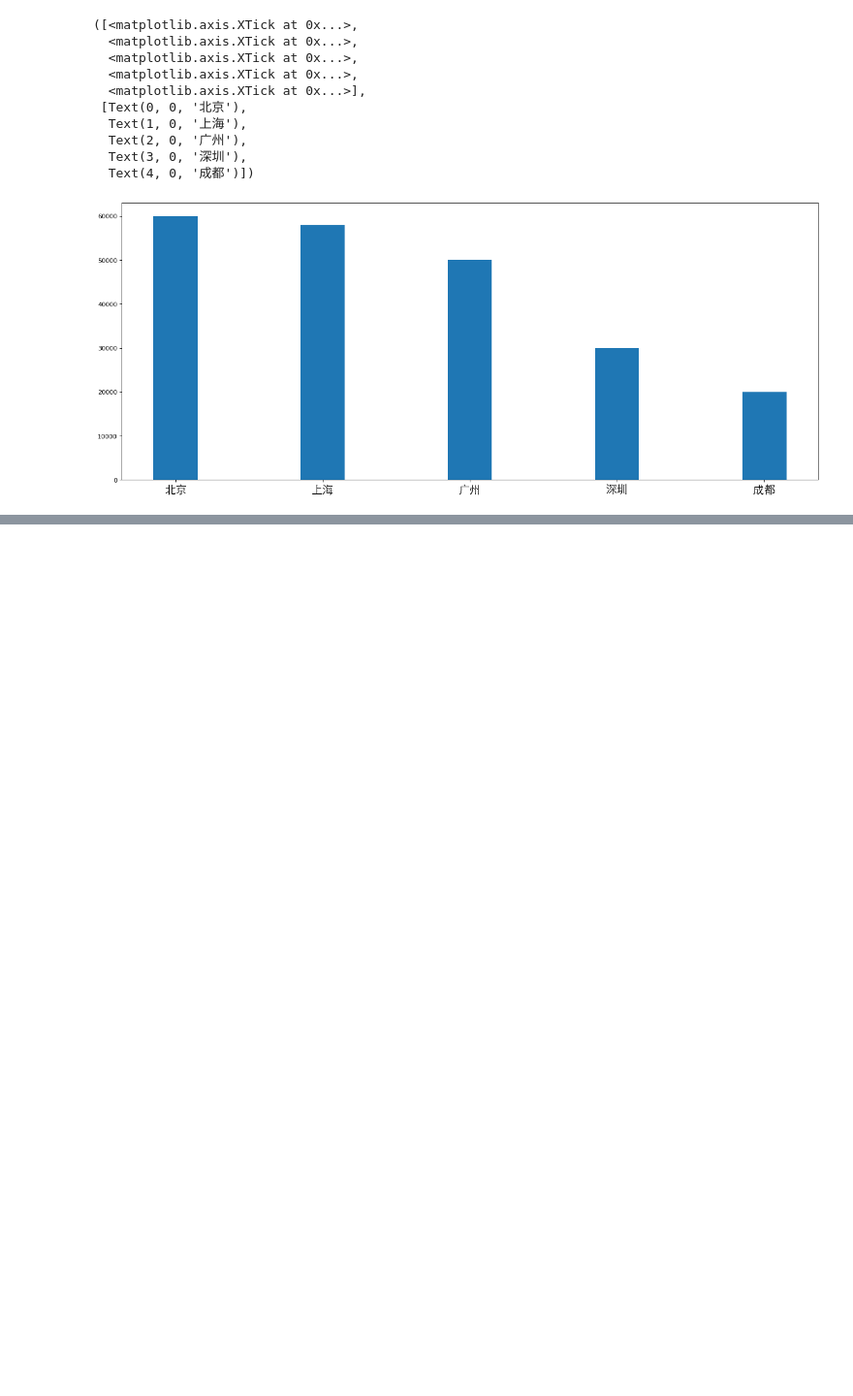
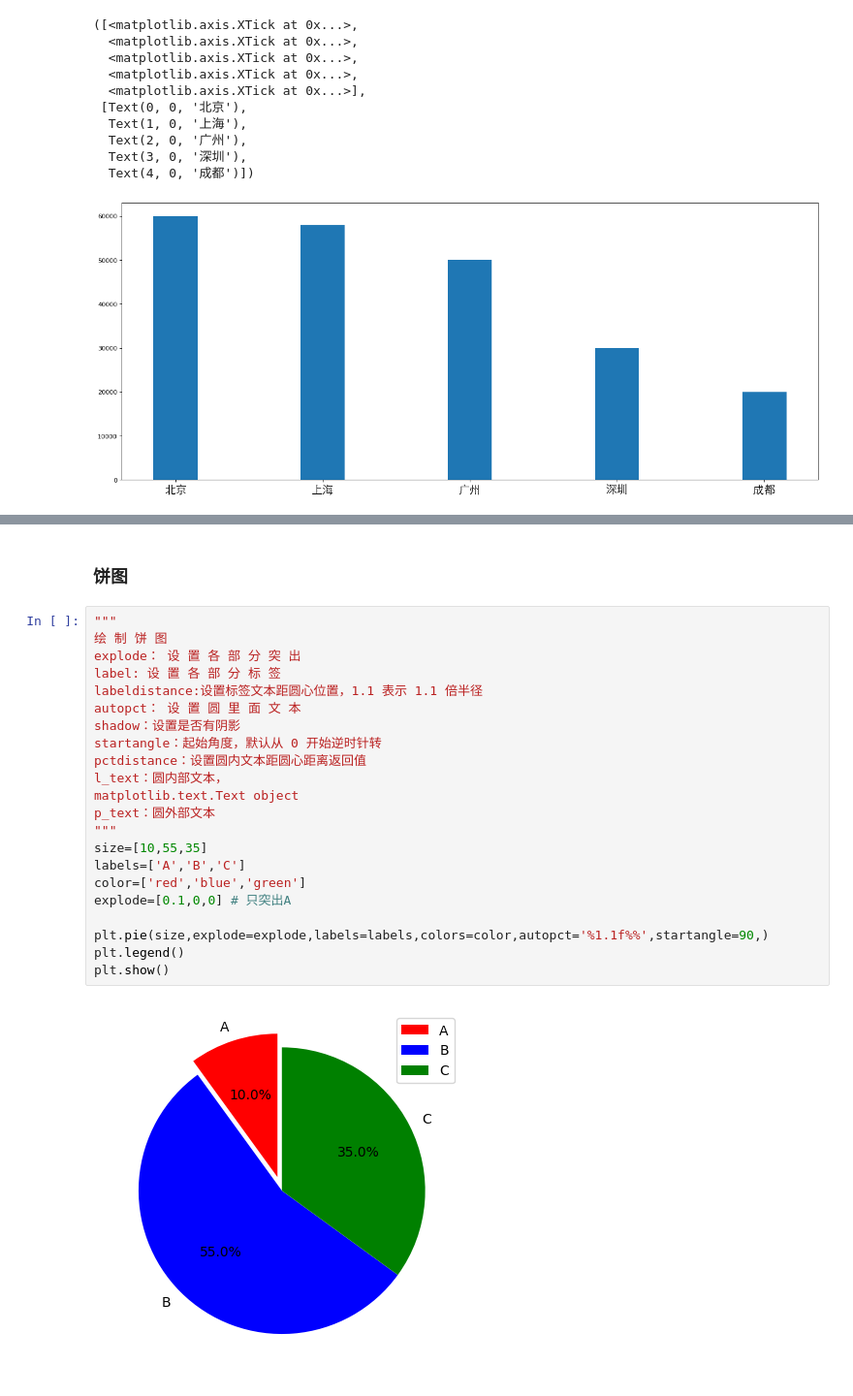
Before and after one commit to zhuzhuty/2025wd_python-, a Jupyter notebook: Day11/matplotlib学习.ipynb, the cells around one changed output, grey strips where cells are left out. Shown at 97% size. Drawn from its saved outputs; the diff is of its cells as text; blank space fills up the shorter version.

```diff
--- a/Day11/matplotlib学习.ipynb
+++ b/Day11/matplotlib学习.ipynb
@@ -143,0 +187,26 @@ plt.xticks(range(len(a)),a,fontproperties=my_font)
+# %% [markdown]
+### 饼图
+# %%
+"""
+绘 制 饼 图
+explode： 设 置 各 部 分 突 出
+label: 设 置 各 部 分 标 签
+labeldistance:设置标签文本距圆心位置，1.1 表示 1.1 倍半径
+autopct： 设 置 圆 里 面 文 本
+shadow：设置是否有阴影
+startangle：起始角度，默认从 0 开始逆时针转
+pctdistance：设置圆内文本距圆心距离返回值
+l_text：圆内部文本，
+matplotlib.text.Text object
+p_text：圆外部文本
+"""
+size=[10,55,35]
+labels=['A','B','C']
+color=['red','blue','green']
+explode=[0.1,0,0] # 只突出A
+
+plt.pie(size,explode=explode,labels=labels,colors=color,autopct='%1.1f%%',startangle=90,)
+plt.legend()
+plt.show()
+# %% [output]
+[figure, added]
```
Also changed, not shown: parts of 4 cells of this notebook, 2 other files.
